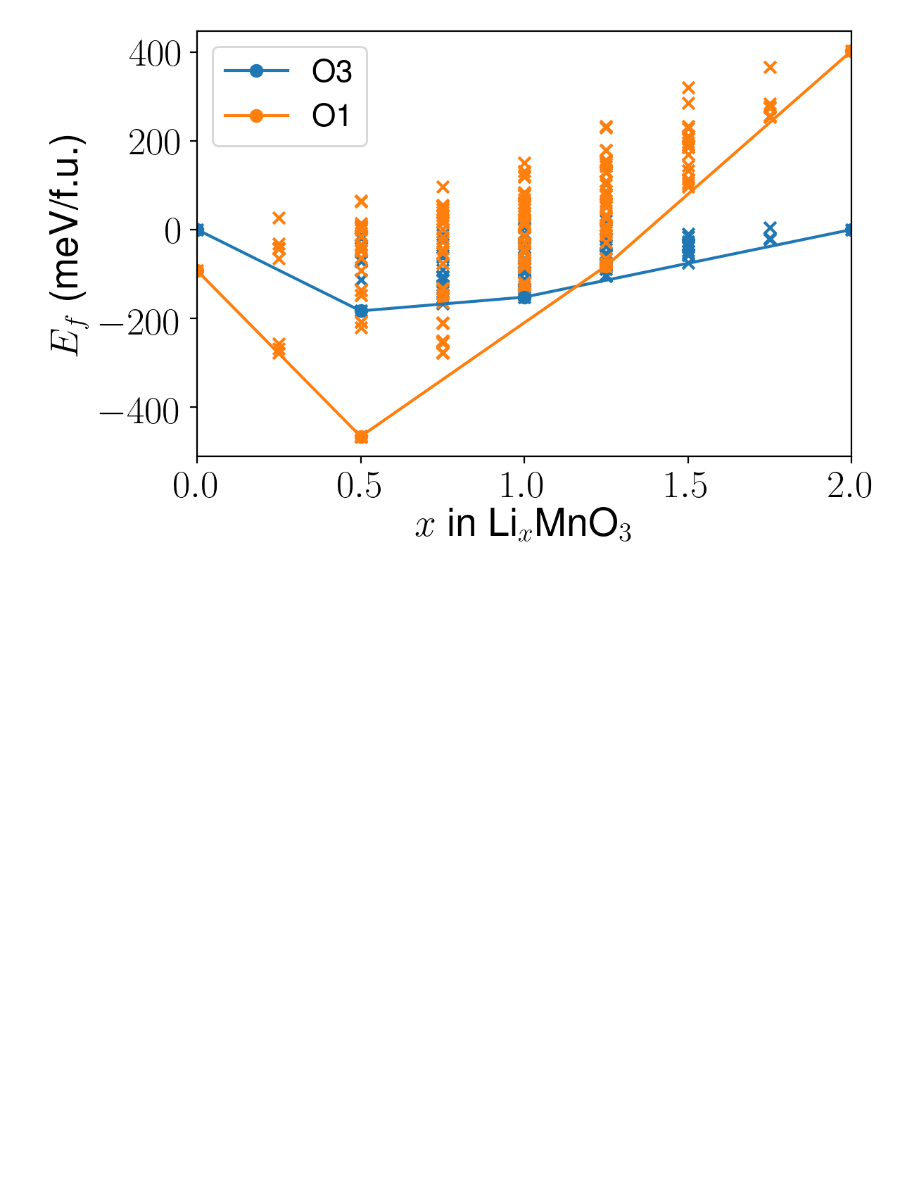
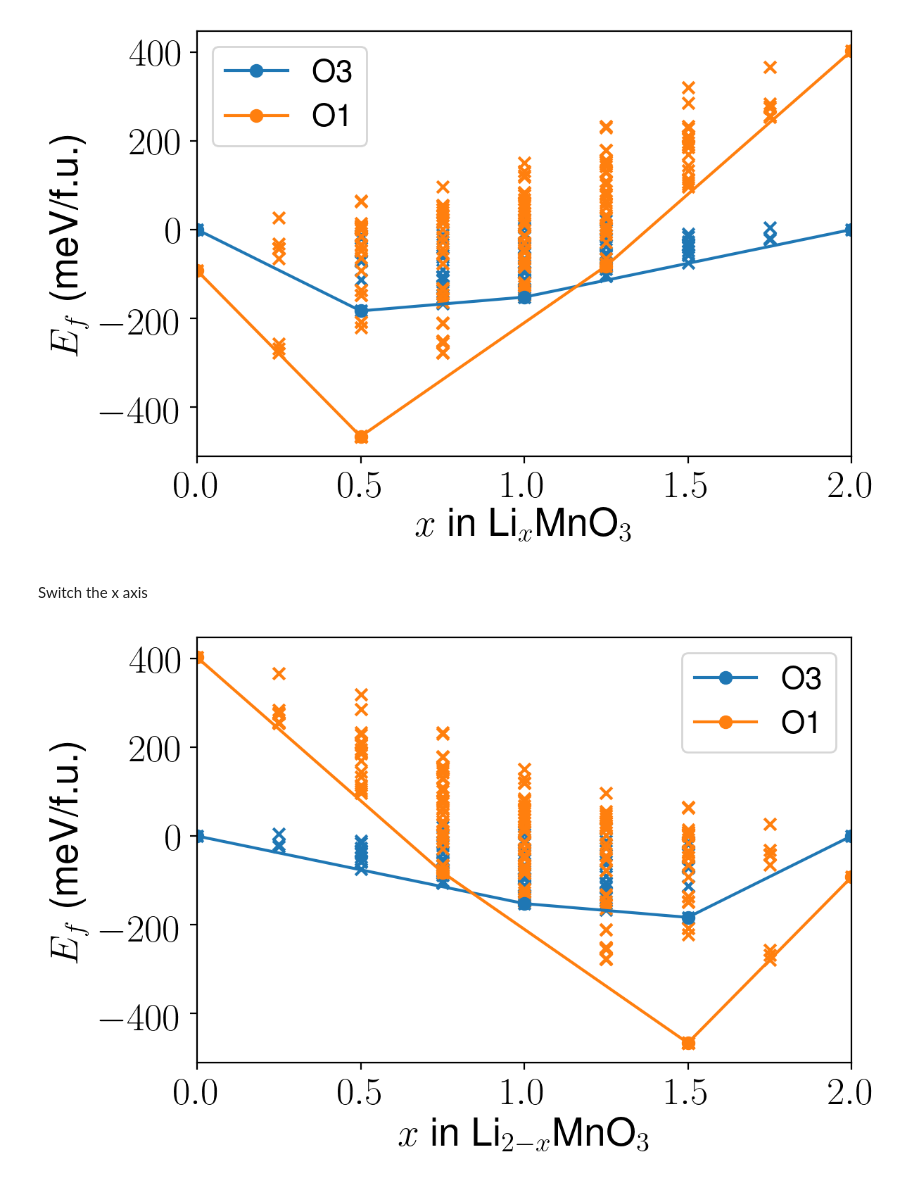
Before and after one commit to mbercx/phd-thesis, a Jupyter notebook: jupyter/batteries/li_configuration/analysis.ipynb, the cells around one changed output. Drawn from its saved outputs; the diff is of its cells as text; code cells hidden in the pictures; blank space fills up the shorter version.

```diff
--- a/jupyter/batteries/li_configuration/analysis.ipynb
+++ b/jupyter/batteries/li_configuration/analysis.ipynb
@@ -68,3 +67,27 @@ plt.legend(["O3", "O1"], fontsize=16)
 plt.savefig(os.path.join(figures_dir, "o1_vs_o3.png"), bbox_inches="tight")
 # %% [output]
 [figure]
+# %% [markdown]
+Switch the x axis
+# %%
+rc_font_dict = {"size": 20, "family": "sans-serif",
+                    "sans-serif": ['Helvetica', 'Verdana', 'Tahoma', 'Lucida Grande']}
+
+plt.rc("font", **rc_font_dict)
+fig, ax = plt.subplots(figsize=(6, 4))
+
+ax.set_xlabel(r'$x$ in Li$_{2-x}$MnO$_3$')
+ax.set_ylabel(r'$E_f$ (meV/f.u.)')
+ax.set_xlim([0, 2])
+
+for data_list in [O3_data_list, O1_data_list]:
+    concentrations = [2 - d["concentration"] for d in data_list]
+    mixing_energies = [d["mixing_energy"] for d in data_list]
+    hull = ConvexHull(concentrations, mixing_energies)
+    ax.scatter(concentrations, 1e3 * np.array(mixing_energies), marker='x')
+    ax.plot(hull.concentrations, 1e3 * hull.energies, '-o')
+
+plt.legend(["O3", "O1"], fontsize=16)
+plt.savefig(os.path.join(figures_dir, "o1_vs_o3.png"), bbox_inches="tight")
+# %% [output]
+[figure, added]
```
Also changed, not shown: parts of 1 cell of this notebook, 3 other files.
